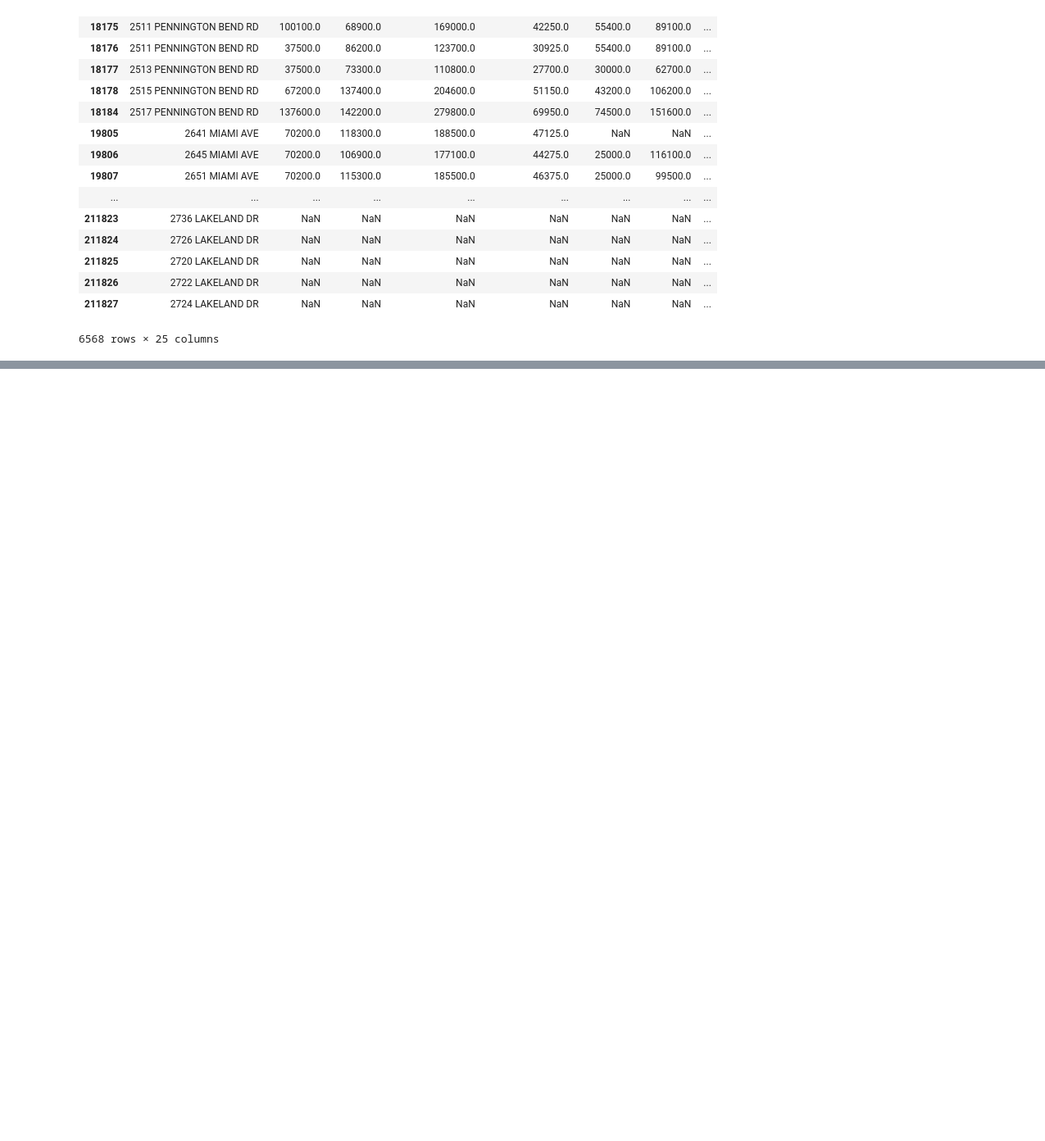
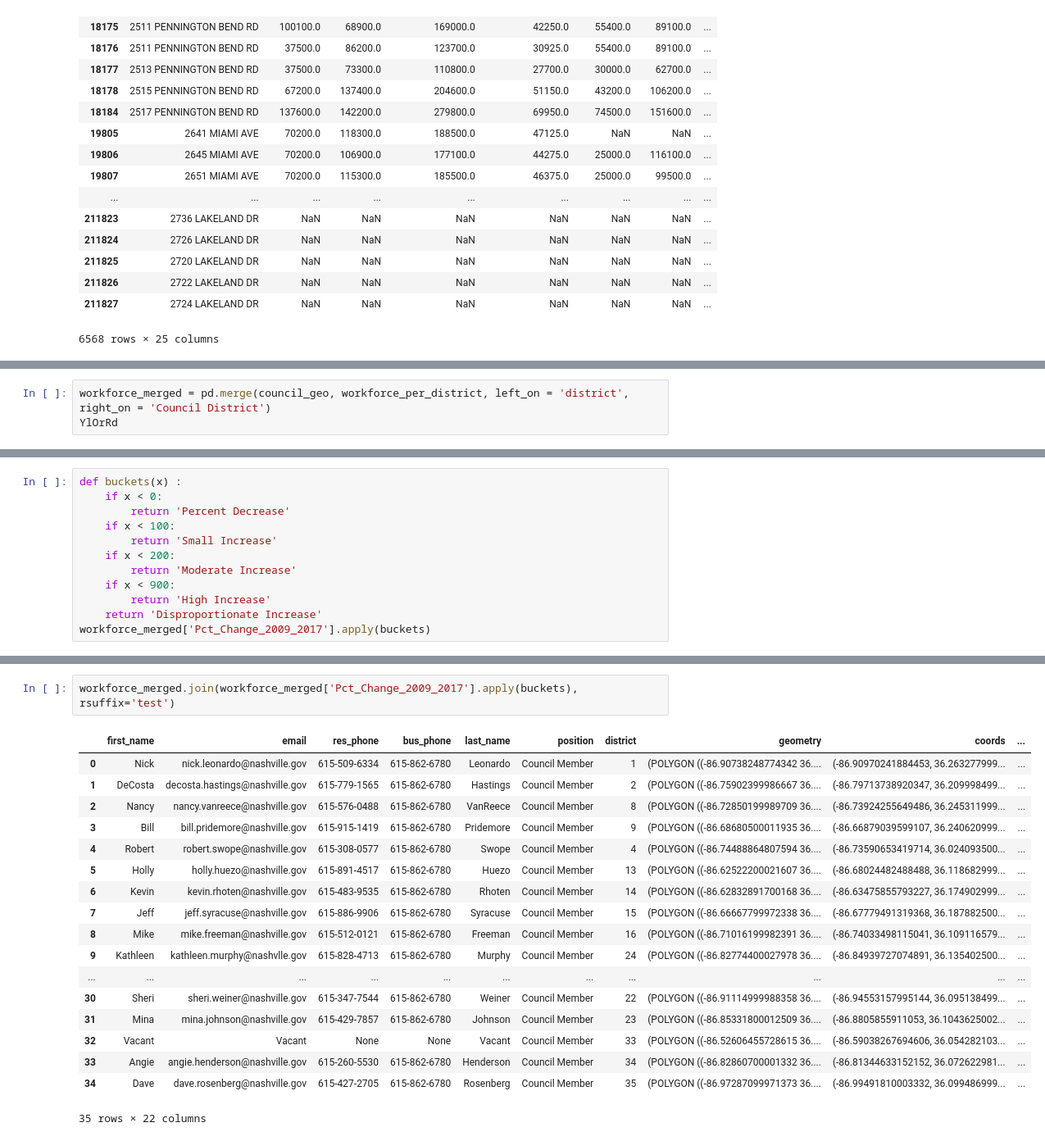
Before and after one commit to Cjcarlevato/data-question-4-affordable-housing-green-dogs, a Jupyter notebook: DQ4.ipynb, the cells around one changed output, grey strips where cells are left out. Shown at 82% size. Saved outputs shown, nothing was run; the diff lists cells and outputs as text; blank space fills up the shorter version.

```diff
--- a/DQ4.ipynb
+++ b/DQ4.ipynb
@@ -283,0 +454,3 @@ final_sf.loc[final_sf['Council District'] == 15]
+# %%
+workforce_merged = pd.merge(council_geo, workforce_per_district, left_on = 'district', right_on = 'Council District')
+YlOrRd
@@ -283,0 +486,12 @@ final_sf.loc[final_sf['Council District'] == 15]
+# %%
+def buckets(x) :
+    if x < 0:
+        return 'Percent Decrease'
+    if x < 100:
+        return 'Small Increase'
+    if x < 200:
+        return 'Moderate Increase'
+    if x < 900:
+        return 'High Increase'
+    return 'Disproportionate Increase'
+workforce_merged['Pct_Change_2009_2017'].apply(buckets)
@@ -283,0 +516,21 @@ final_sf.loc[final_sf['Council District'] == 15]
+# %%
+workforce_merged.join(workforce_merged['Pct_Change_2009_2017'].apply(buckets), rsuffix='test')
+# %% [output]
+|  | first_name | email | res_phone | bus_phone | last_name | position | district | geometry | coords | ... |
+| 0 | Nick | nick.leonardo@nashville.gov | 615-509-6334 | 615-862-6780 | Leonardo | Council Member | 1 | (POLYGON ((-86.90738248774342 36.... | (-86.90970241884453, 36.263277999... | ... |
+| 1 | DeCosta | decosta.hastings@nashville.gov | 615-779-1565 | 615-862-6780 | Hastings | Council Member | 2 | (POLYGON ((-86.75902399986667 36.... | (-86.79713738920347, 36.209998499... | ... |
+| 2 | Nancy | nancy.vanreece@nashville.gov | 615-576-0488 | 615-862-6780 | VanReece | Council Member | 8 | (POLYGON ((-86.72850199989709 36.... | (-86.73924255649486, 36.245311999... | ... |
+| 3 | Bill | bill.pridemore@nashville.gov | 615-915-1419 | 615-862-6780 | Pridemore | Council Member | 9 | (POLYGON ((-86.68680500011935 36.... | (-86.66879039599107, 36.240620999... | ... |
+| 4 | Robert | robert.swope@nashville.gov | 615-308-0577 | 615-862-6780 | Swope | Council Member | 4 | (POLYGON ((-86.74488864807594 36.... | (-86.73590653419714, 36.024093500... | ... |
+| 5 | Holly | holly.huezo@nashville.gov | 615-891-4517 | 615-862-6780 | Huezo | Council Member | 13 | (POLYGON ((-86.62522200021607 36.... | (-86.68024482488488, 36.118682999... | ... |
+| 6 | Kevin | kevin.rhoten@nashville.gov | 615-483-9535 | 615-862-6780 | Rhoten | Council Member | 14 | (POLYGON ((-86.62832891700168 36.... | (-86.63475855793227, 36.174902999... | ... |
+| 7 | Jeff | jeff.syracuse@nashville.gov | 615-886-9906 | 615-862-6780 | Syracuse | Council Member | 15 | (POLYGON ((-86.66667799972338 36.... | (-86.67779491319368, 36.187882500... | ... |
+| 8 | Mike | mike.freeman@nashville.gov | 615-512-0121 | 615-862-6780 | Freeman | Council Member | 16 | (POLYGON ((-86.71016199982391 36.... | (-86.74033498115041, 36.109116579... | ... |
+| 9 | Kathleen | kathleen.murphy@nashvlle.gov | 615-828-4713 | 615-862-6780 | Murphy | Council Member | 24 | (POLYGON ((-86.82774400027978 36.... | (-86.84939727074891, 36.135402500... | ... |
+| ... | ... | ... | ... | ... | ... | ... | ... | ... | ... | ... |
+| 30 | Sheri | sheri.weiner@nashville.gov | 615-347-7544 | 615-862-6780 | Weiner | Council Member | 22 | (POLYGON ((-86.91114999988358 36.... | (-86.94553157995144, 36.095138499... | ... |
+| 31 | Mina | mina.johnson@nashville.gov | 615-429-7857 | 615-862-6780 | Johnson | Council Member | 23 | (POLYGON ((-86.85331800012509 36.... | (-86.8805855911053, 36.1043625002... | ... |
+| 32 | Vacant | Vacant | None | None | Vacant | Council Member | 33 | (POLYGON ((-86.52606455728615 36.... | (-86.59038267694606, 36.054282103... | ... |
+| 33 | Angie | angie.henderson@nashville.gov | 615-260-5530 | 615-862-6780 | Henderson | Council Member | 34 | (POLYGON ((-86.82860700001332 36.... | (-86.81344633152152, 36.072622981... | ... |
+| 34 | Dave | dave.rosenberg@nashville.gov | 615-427-2705 | 615-862-6780 | Rosenberg | Council Member | 35 | (POLYGON ((-86.97287099971373 36.... | (-86.99491810003332, 36.099486999... | ... |
+35 rows × 22 columns
```
Also changed, not shown: parts of 43 cells of this notebook.
